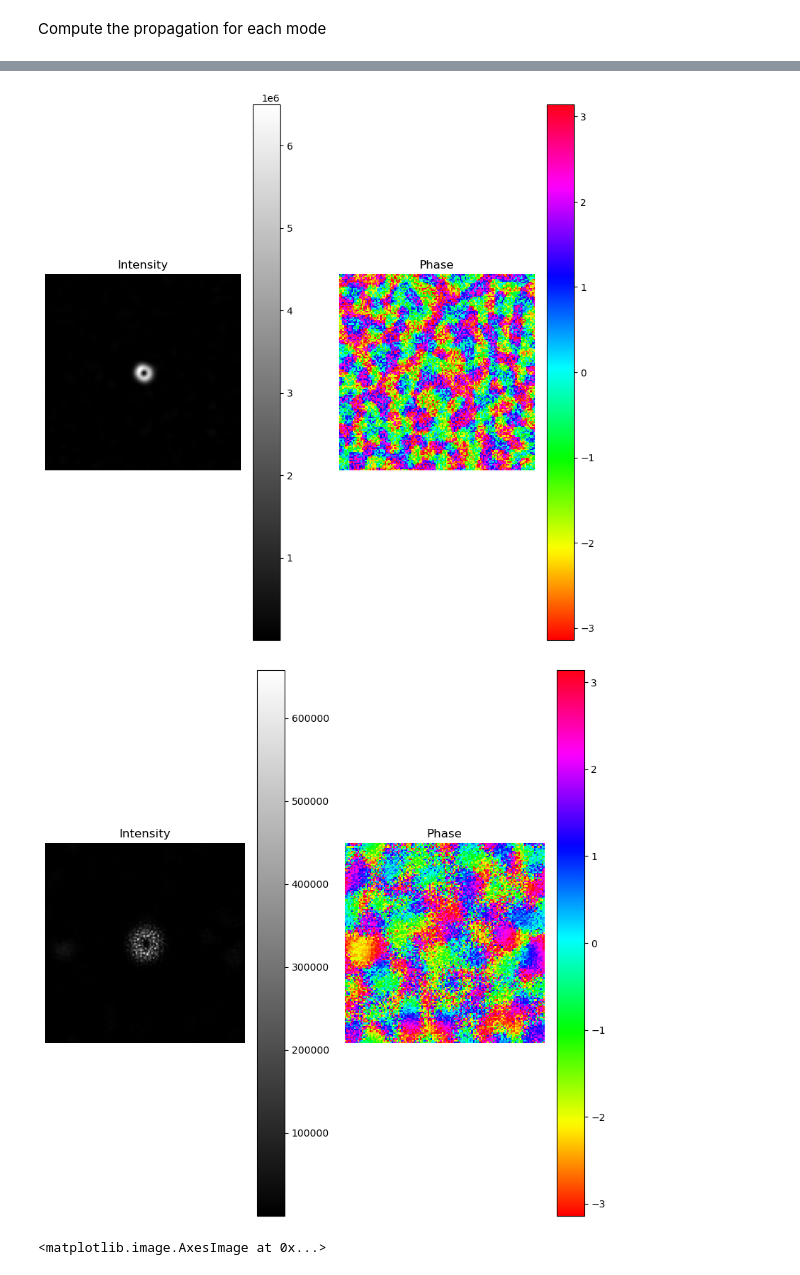
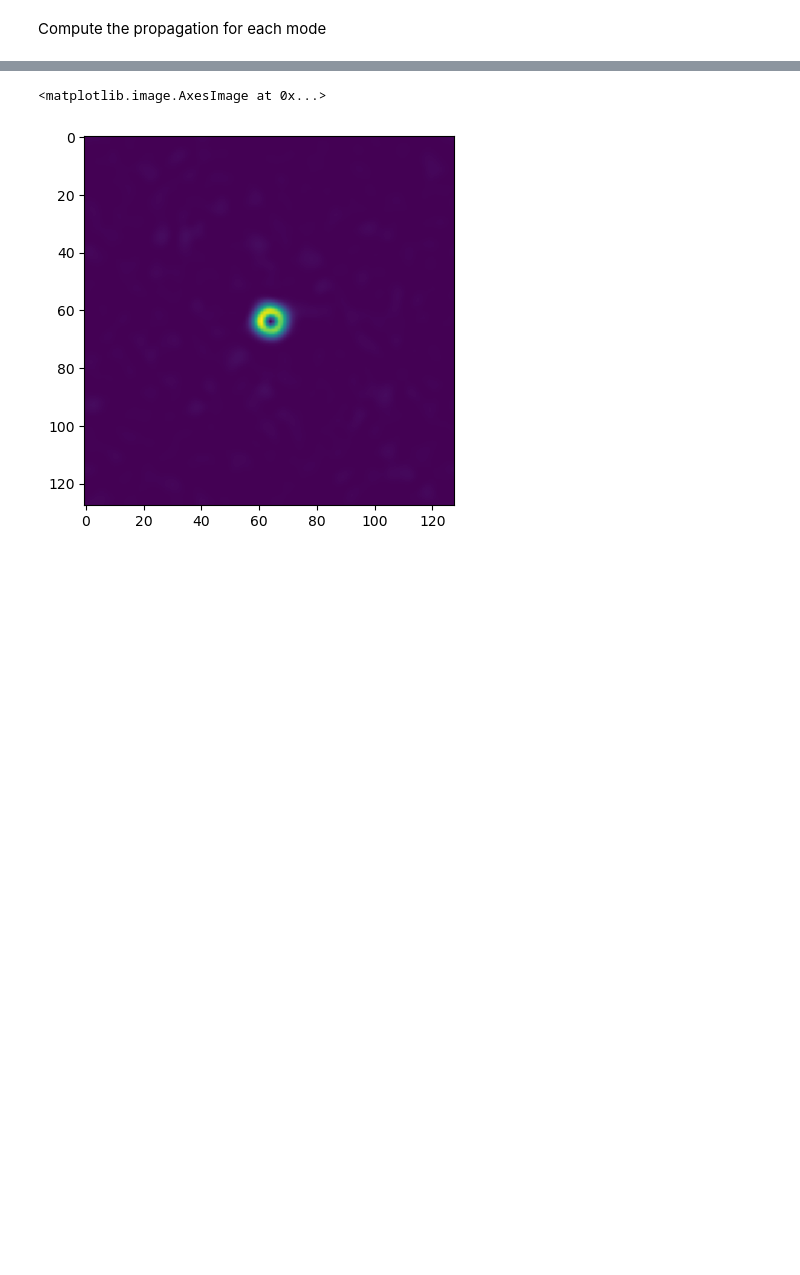
Before and after one commit to TareqJ1000/KnotSorter, a Jupyter notebook: PhaseAnalyzer.ipynb, the cells around one changed output, grey strips where cells are left out. Saved outputs shown, nothing was run; the diff lists cells and outputs as text; code cells hidden in the pictures; blank space fills up the shorter version.

```diff
--- a/PhaseAnalyzer.ipynb
+++ b/PhaseAnalyzer.ipynb
@@ -46,6 +46,7 @@ cnfg = yaml.load(stream, Loader=Loader)
 
 N = cnfg['dim']
 num_of_output_chans = cnfg['num_output_chans']
+num_of_output_chans = 4
 output_chan_width = cnfg['output_chan_width'] * mm # in mm
 num_of_phase_maps = cnfg['num_maps']
 
@@ -57,8 +58,8 @@ w0 = cnfg['w0'] * mm # in mm!!
 isKnot = cnfg['isKnot']
 knotType = cnfg['knotType']
 shapeParams = cnfg['shapeParams']
-
 fourier_lens = cnfg['fourier_length']*cm # fourier length of both lens in cm
+GFilterStrength=cnfg['gauss_filter_sigma']
 
 # Define the coordinate space
 
@@ -87,7 +88,7 @@ Create the OAM beams that we need to sort
 # Now create a list containing 'oamMode' objects
 
 list_of_OAMs = []
-output_chans = output_chan(X,Y,output_chan_width,maxx,num_of_output_chans)
+output_chans,_,_ = output_chan_symmetric(X,Y,output_chan_width, maxx,num_of_output_chans)
 
 if(isKnot):
     for ii in range(len(knotType)):
@@ -195,24 +198,8 @@ TotInt(field_mod_1)
 
 field_lens, _ = propFF(field_mod_1,maxx,la,fourier_lens)
 
-# modulate the field by the second phase map
-field_mod_2 = field_lens*np.exp(1j*phase_out[1])
-
-TotInt(field_mod_2)
-
-# simulate the lens field again. This is the final field.
-
-field_lens_2, _ = propFF(field_mod_2, maxx, la, fourier_lens)
-
-
-TotInt(field_lens_2)
-
-
-
-
-
 # compute the field intensity
 
-final_field_int = np.abs(field_lens_2)**2
+final_field_int = np.abs(field_lens)**2
 plt.imshow(final_field_int)
 # %% [output]
@@ -220,3 +207,2 @@ plt.imshow(final_field_int)
+<matplotlib.image.AxesImage at 0x...>
-[figure, old version]
+[figure, new version]
-[figure, removed]
-<matplotlib.image.AxesImage at 0x...>
```
Also changed, not shown: parts of 8 cells of this notebook, 15 other files.
